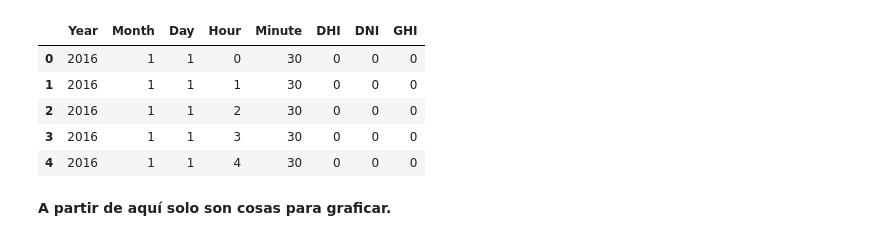
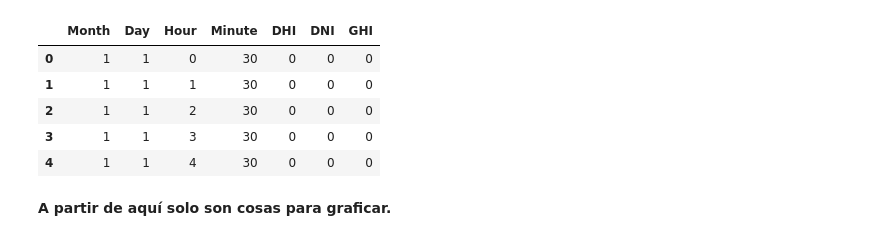
Before and after one commit to gaciaza2015/CuerpoNegro, a Jupyter notebook: DCI2.ipynb, the cells around one changed output. Cells and saved outputs as stored; diff of their text form; code cells hidden in the pictures.

```diff
--- a/DCI2.ipynb
+++ b/DCI2.ipynb
@@ -7,15 +7,16 @@ import numpy as np
 import matplotlib.pyplot as plt
 import pandas as pd
 # %%
-data = pd.read_csv("570486_21_17_-101_70_2016.csv",skiprows = 2,usecols=np.arange(0,8,1)) #Solo cambien año si se desea (2015-2019) y vuelve a correr todo.
+year = 2016                                                                     #Solo cambien año si se desea (2015-2019) y vuelve a correr todo.
+data = pd.read_csv("sample_data/570486_21_17_-101_70_"+str(year)+".csv",skiprows = 2,usecols=np.arange(1,8,1))
 data.head()
 # %% [output]
-|  | Year | Month | Day | Hour | Minute | DHI | DNI | GHI |
-| 0 | 2016 | 1 | 1 | 0 | 30 | 0 | 0 | 0 |
-| 1 | 2016 | 1 | 1 | 1 | 30 | 0 | 0 | 0 |
-| 2 | 2016 | 1 | 1 | 2 | 30 | 0 | 0 | 0 |
-| 3 | 2016 | 1 | 1 | 3 | 30 | 0 | 0 | 0 |
-| 4 | 2016 | 1 | 1 | 4 | 30 | 0 | 0 | 0 |
+|  | Month | Day | Hour | Minute | DHI | DNI | GHI |
+| 0 | 1 | 1 | 0 | 30 | 0 | 0 | 0 |
+| 1 | 1 | 1 | 1 | 30 | 0 | 0 | 0 |
+| 2 | 1 | 1 | 2 | 30 | 0 | 0 | 0 |
+| 3 | 1 | 1 | 3 | 30 | 0 | 0 | 0 |
+| 4 | 1 | 1 | 4 | 30 | 0 | 0 | 0 |
 # %%
 def ansuz(dat):
     tempDHI,tempDNI,tempGHI,tempFD,tempIC = [[] for i in range(12)],[[] for i in range(12)],[[] for i in range(12)],[0 for i in range(12)],[0 for i in range(12)]
```
Also changed, not shown: parts of 12 cells of this notebook.
